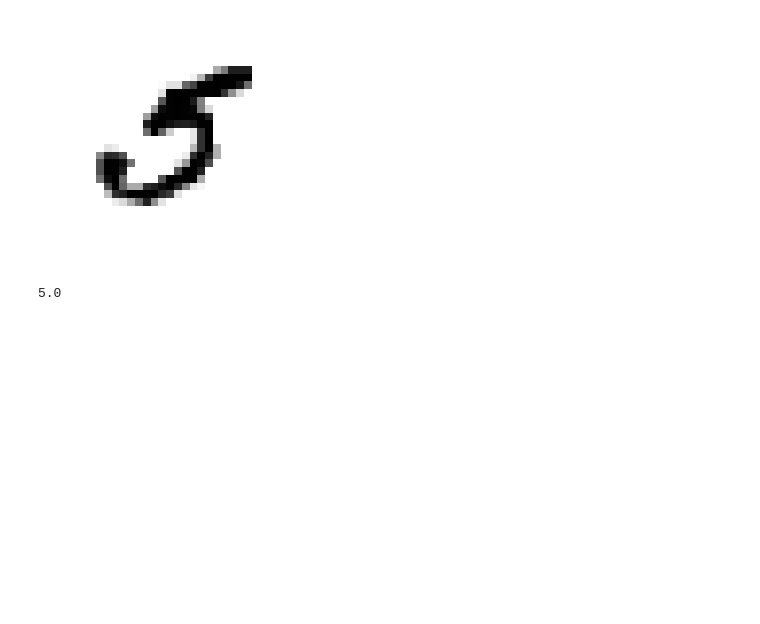
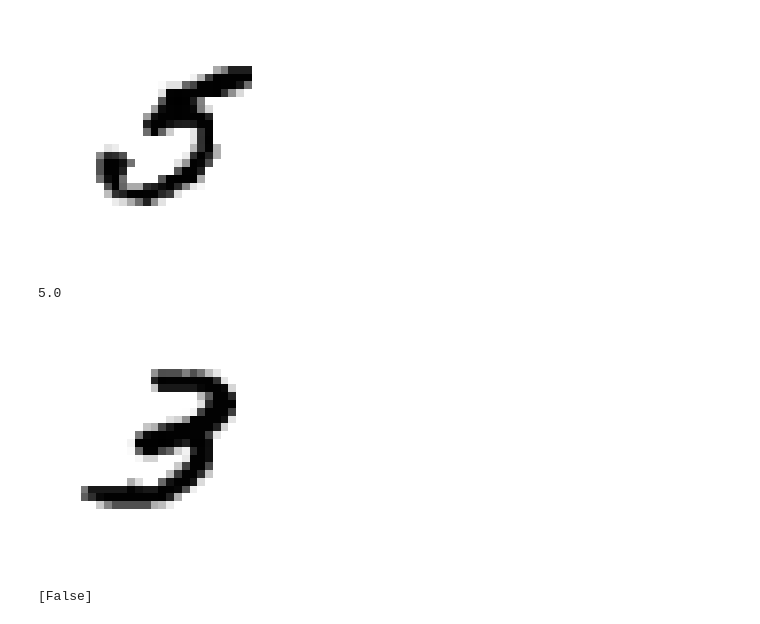
Before and after one commit to ibramuppal/HOML_Book_Practice, a Jupyter notebook: Untitled.ipynb, the cells around one changed output. Drawn from its saved outputs; the diff is of its cells as text; code cells hidden in the pictures; blank space fills up the shorter version.

```diff
--- a/Untitled.ipynb
+++ b/Untitled.ipynb
@@ -47,34 +47,37 @@ X_train, X_test, y_train, y_test = X[:sp_num], X[sp_num:], y[:sp_num], y[sp_num:
 # %%
 import numpy as np
 import random
 
 shuffle_index = np.random.permutation(60000)
 
 #Shuffled indices, so as to lessen that sampling bias
 X_train_shf, y_train_shf = X_train[shuffle_index], y_train[shuffle_index]
 
 #get only the training data for 5s
 y_train_5 = (y_train_shf == 5) # True for all 5s False for all other digits.
 y_test_5 = (y_test == 5)
 
 from sklearn.linear_model import SGDClassifier
 
 sgd_clf = SGDClassifier(random_state=42)
 sgd_clf.fit(X_train_shf, y_train_5)
 
 #X_test
 def check_random_in(input_data):
 
     some_selection = random.choice(input_data)
 
     some_selection_forplot = some_selection.reshape(28, 28)
     plt.imshow(some_selection_forplot, cmap = matplotlib.cm.binary, interpolation="nearest")
     plt.axis("off")
     plt.show()
     print(sgd_clf.predict([some_selection]))
 
-# for _ in range(100):
-#     check_random_in(input_data=X_test)
+# for _ in range(3):
+check_random_in(input_data=X_test)
+# %% [output]
+[figure, added]
+[False]
 # %%
 from sklearn.model_selection import StratifiedKFold
 from sklearn.base import clone
```
Also changed, not shown: parts of 29 cells of this notebook.
